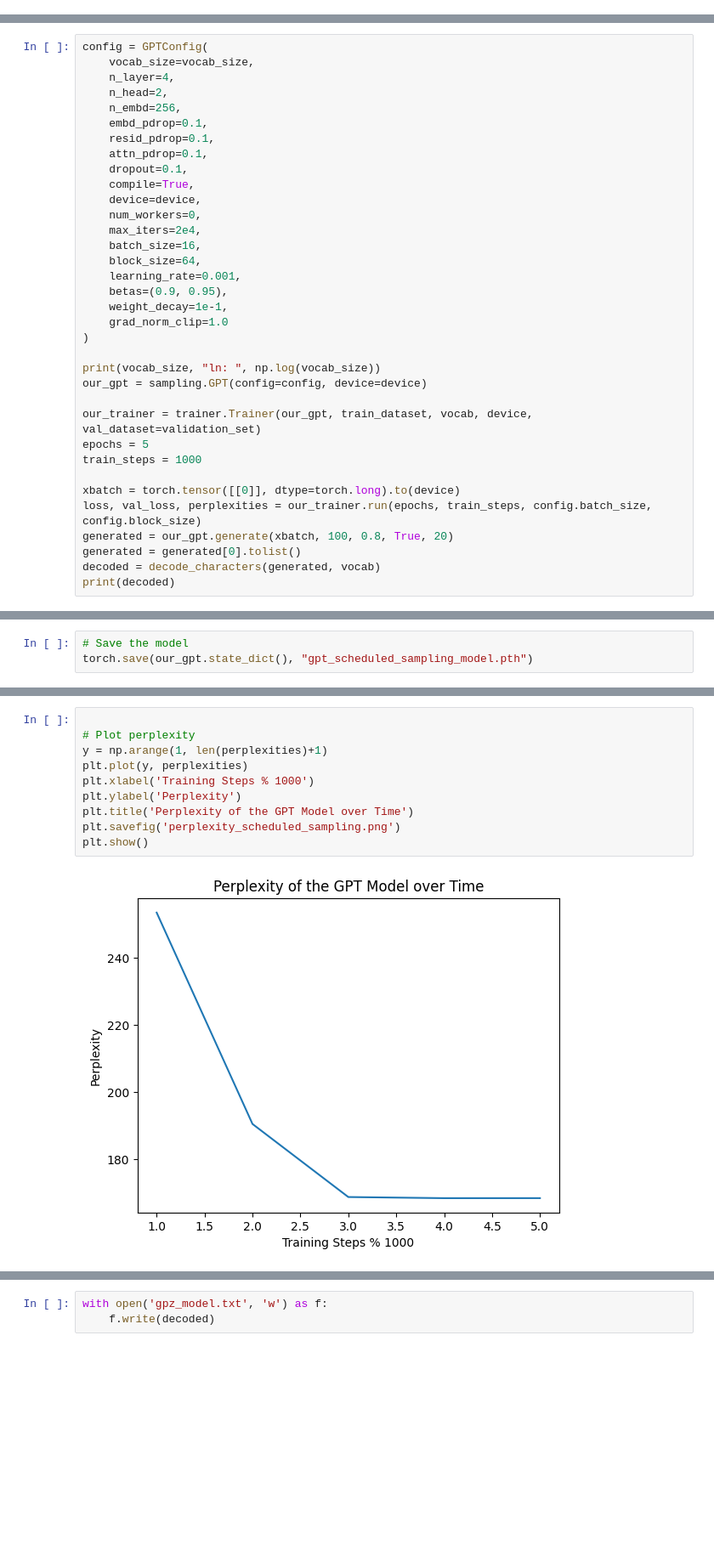
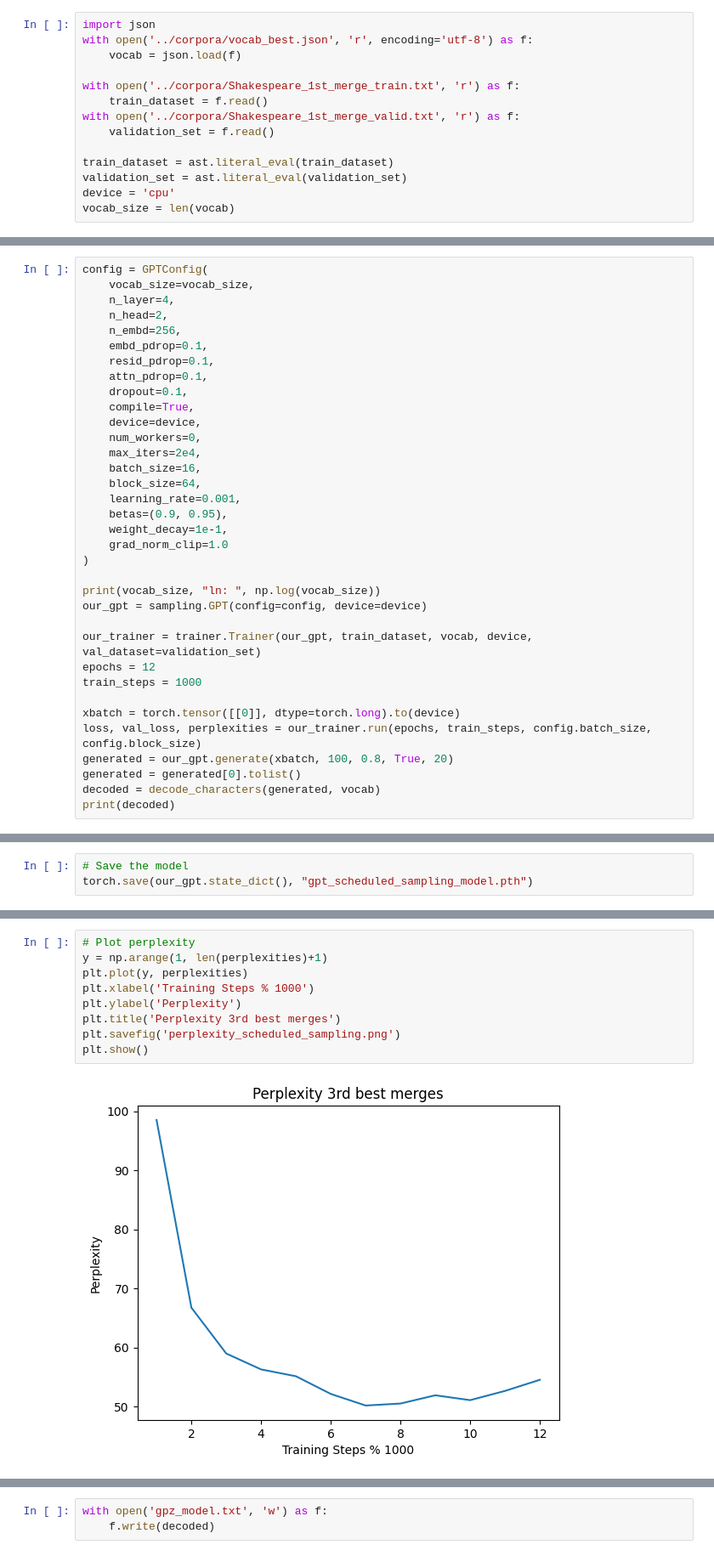
Before and after one commit to Ally511/GPT, a Jupyter notebook: gpt/hyperparameter_search.ipynb, the cells around one changed output, grey strips where cells are left out. Shown: that part at 85% size. Drawn from its saved outputs; the diff is of its cells as text; blank space fills up the shorter version.

```diff
--- a/gpt/hyperparameter_search.ipynb
+++ b/gpt/hyperparameter_search.ipynb
@@ -22,6 +21,20 @@ train_dataset = ast.literal_eval(train_dataset)
 validation_set = ast.literal_eval(validation_set)
 device = 'cpu'
 vocab_size = len(vocab)
+# %%
+import json
+with open('../corpora/vocab_best.json', 'r', encoding='utf-8') as f:
+    vocab = json.load(f)
+
+with open('../corpora/Shakespeare_1st_merge_train.txt', 'r') as f:
+    train_dataset = f.read()
+with open('../corpora/Shakespeare_1st_merge_valid.txt', 'r') as f:
+    validation_set = f.read()
+
+train_dataset = ast.literal_eval(train_dataset)
+validation_set = ast.literal_eval(validation_set)
+device = 'cpu'
+vocab_size = len(vocab)
 # %%
 class GPTConfig:
     def __init__(self, vocab_size, **kwargs):
@@ -113,7 +126,7 @@ print(vocab_size, "ln: ", np.log(vocab_size))
 our_gpt = sampling.GPT(config=config, device=device)
 
 our_trainer = trainer.Trainer(our_gpt, train_dataset, vocab, device, val_dataset=validation_set)
-epochs = 5
+epochs = 12
 train_steps = 1000
 
 xbatch = torch.tensor([[0]], dtype=torch.long).to(device)
@@ -192,15 +220,14 @@ torch.save(our_gpt.state_dict(), "gpt_scheduled_sampling_model.pth")
 # %%
-
 # Plot perplexity
 y = np.arange(1, len(perplexities)+1)
 plt.plot(y, perplexities)
 plt.xlabel('Training Steps % 1000')
 plt.ylabel('Perplexity')
-plt.title('Perplexity of the GPT Model over Time')
+plt.title('Perplexity 3rd best merges')
 plt.savefig('perplexity_scheduled_sampling.png')
 plt.show()
 # %% [output]
-[figure, old version]
+[figure, new version]
 # %%
 y = np.arange(1, len(loss)+1)
 plt.plot(y, loss, label='Loss')
```
Also changed, not shown: parts of 5 cells of this notebook, 53 other files.
